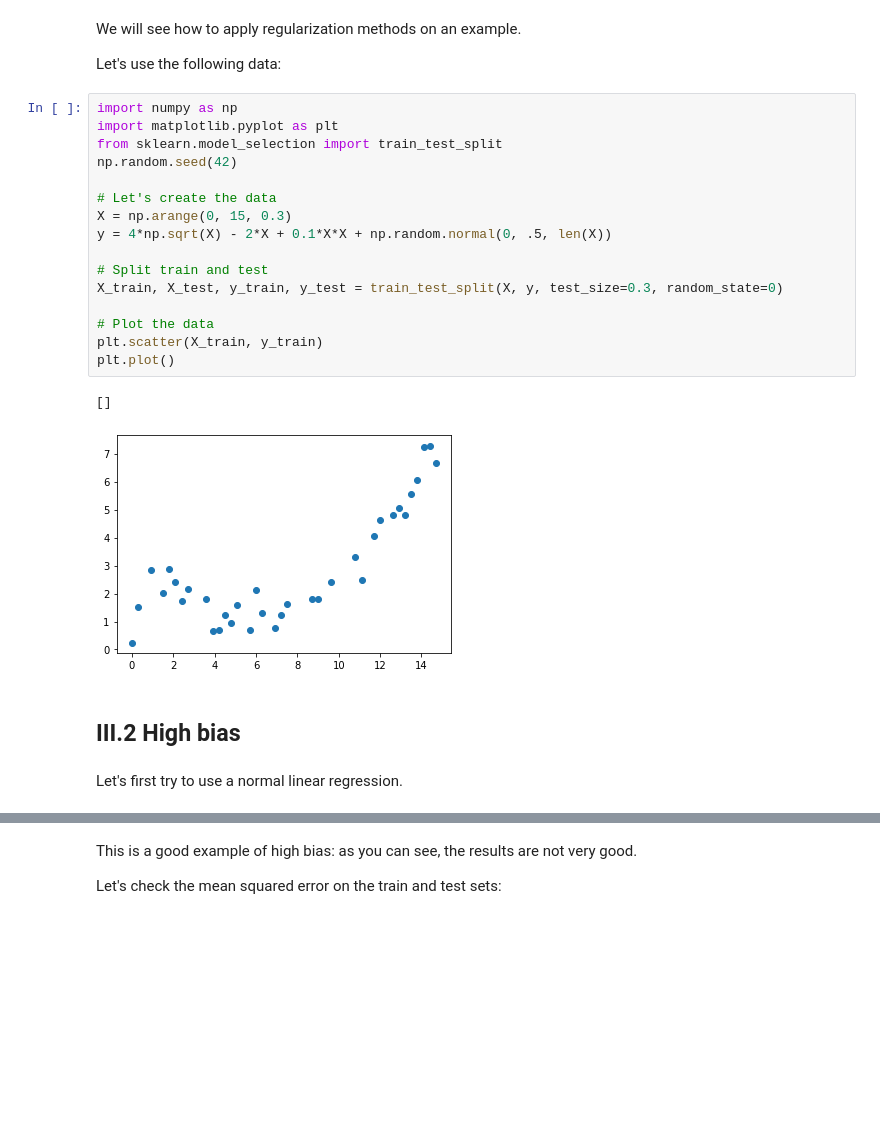
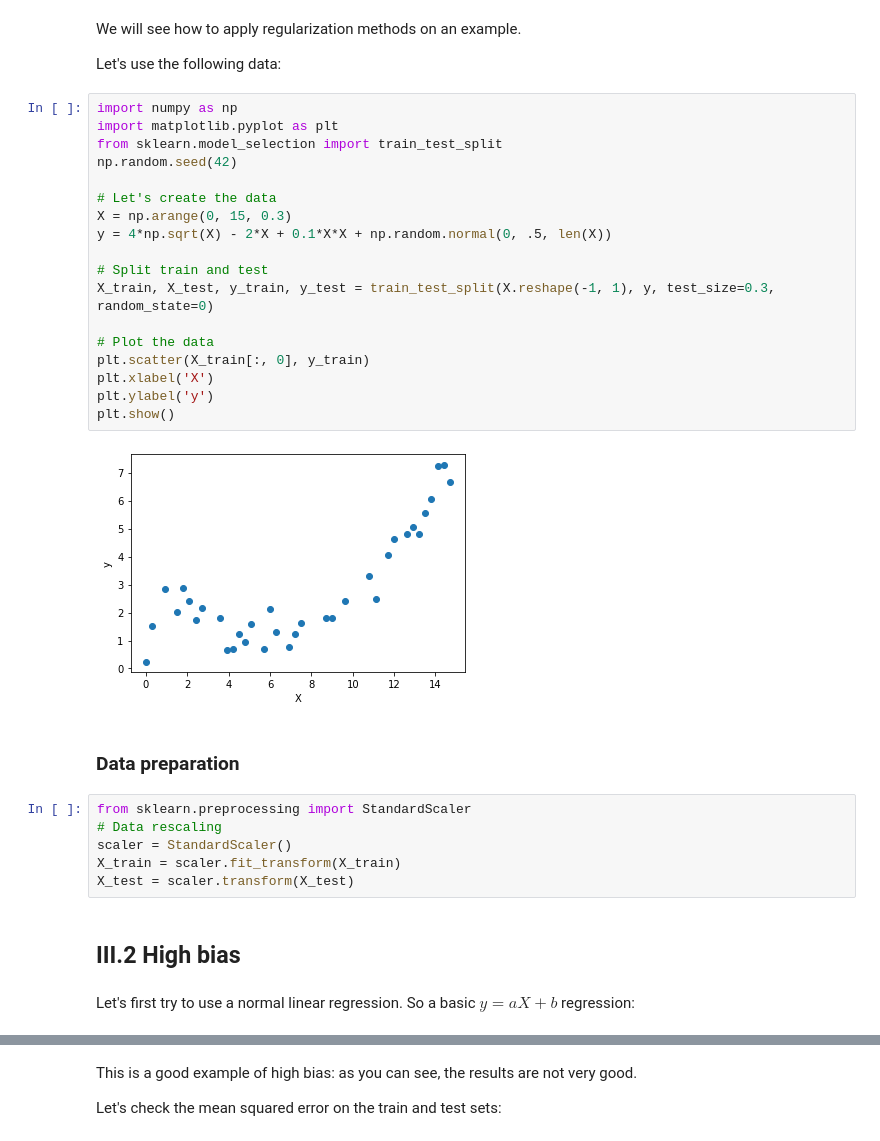
Before and after one commit to vincent-vdb/Edhec_2020_ML_Intro, a Jupyter notebook: 05_Optimization_and_Regul/01_Regularization.ipynb, the cells around one changed output, grey strips where cells are left out. Drawn from its saved outputs; the diff is of its cells as text; blank space fills up the shorter version.

```diff
--- a/05_Optimization_and_Regul/01_Regularization.ipynb
+++ b/05_Optimization_and_Regul/01_Regularization.ipynb
@@ -287,26 +297,35 @@ Let's use the following data:
 # %%
 import numpy as np
 import matplotlib.pyplot as plt
 from sklearn.model_selection import train_test_split
 np.random.seed(42)
 
 # Let's create the data
 X = np.arange(0, 15, 0.3)
 y = 4*np.sqrt(X) - 2*X + 0.1*X*X + np.random.normal(0, .5, len(X))
 
 # Split train and test
-X_train, X_test, y_train, y_test = train_test_split(X, y, test_size=0.3, random_state=0)
+X_train, X_test, y_train, y_test = train_test_split(X.reshape(-1, 1), y, test_size=0.3, random_state=0)
 
 # Plot the data
-plt.scatter(X_train, y_train)
-plt.plot()
+plt.scatter(X_train[:, 0], y_train)
+plt.xlabel('X')
+plt.ylabel('y')
+plt.show()
 # %% [output]
-[]
-[figure, old version]
+[figure, new version]
+# %% [markdown]
+### Data preparation
+# %%
+from sklearn.preprocessing import StandardScaler
+# Data rescaling
+scaler = StandardScaler()
+X_train = scaler.fit_transform(X_train)
+X_test = scaler.transform(X_test)
 # %% [markdown]
 ## III.2 High bias
 # %% [markdown]
-Let's first try to use a normal linear regression.
+Let's first try to use a normal linear regression. So a basic $y = aX + b$ regression:
 # %%
 from sklearn.linear_model import LinearRegression
 
```
Also changed, not shown: parts of 20 cells of this notebook, 4 other files.
